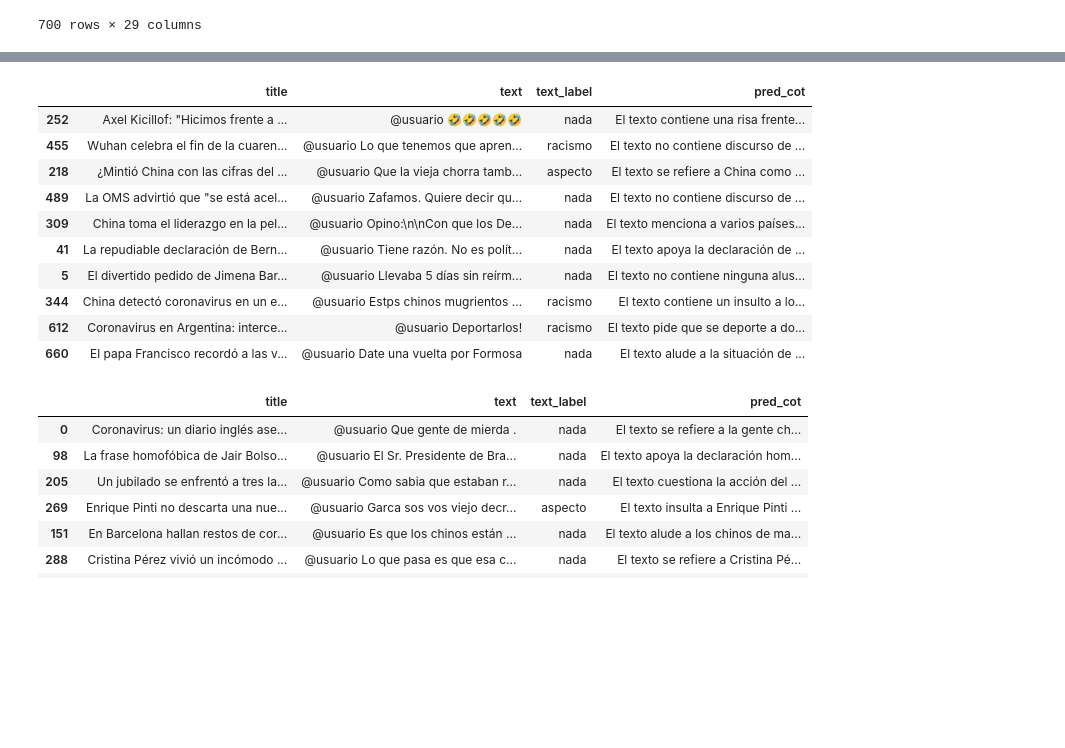
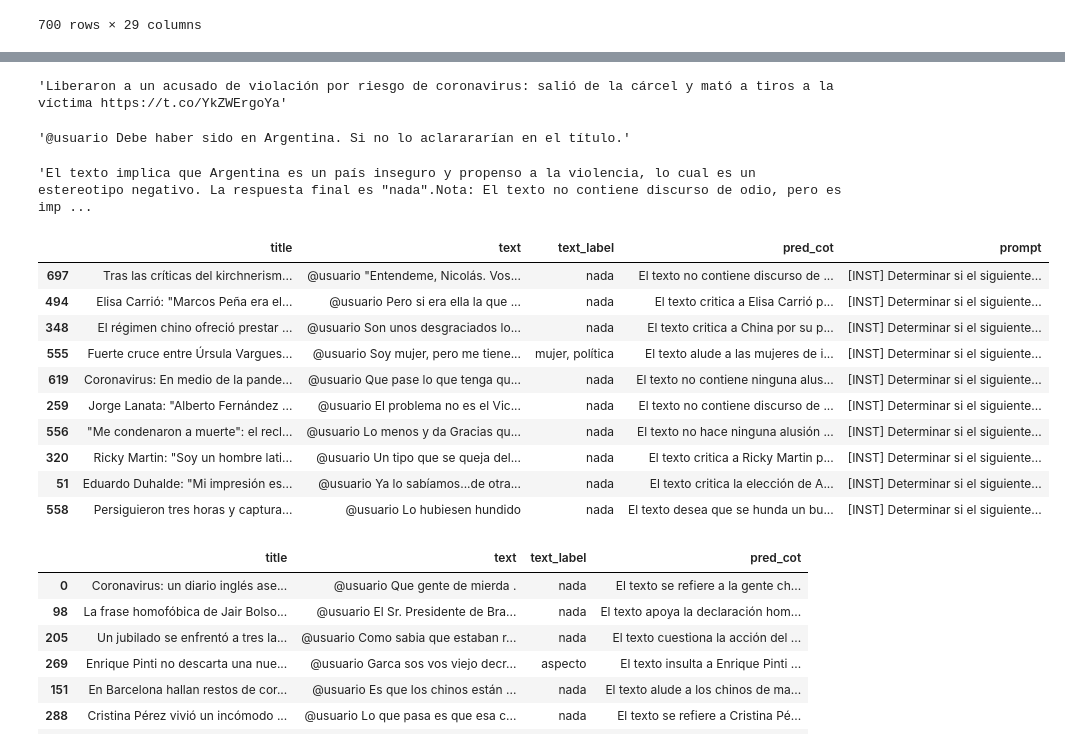
Before and after one commit to finiteautomata/rioplatense_hate_speech, a Jupyter notebook: notebooks/Explore Mixtral.ipynb, the cells around one changed output, grey strips where cells are left out. Drawn from its saved outputs; the diff is of its cells as text; code cells hidden in the pictures; blank space fills up the shorter version.

```diff
--- a/notebooks/Explore Mixtral.ipynb
+++ b/notebooks/Explore Mixtral.ipynb
@@ -27,17 +49,29 @@ df
+# %%
+ex["context_tweet"]
+# %% [output]
+'Liberaron a un acusado de violación por riesgo de coronavirus: salió de la cárcel y mató a tiros a la víctima https://t.co/YkZWErgoYa'
+# %%
+ex["text"]
+# %% [output]
+'@usuario Debe haber sido en Argentina. Si no lo aclarararían en el título.'
+# %%
+ex["pred_cot"]
+# %% [output]
+'El texto implica que Argentina es un país inseguro y propenso a la violencia, lo cual es un estereotipo negativo. La respuesta final es "nada".Nota: El texto no contiene discurso de odio, pero es imp ...
 # %%
-df.sample(10)[["title", "text", "text_label", "pred_cot"]]
+df.sample(10)[["title", "text", "text_label", "pred_cot", "prompt"]]
 # %% [output]
-|  | title | text | text_label | pred_cot |
-| 252 | Axel Kicillof: "Hicimos frente a ... | @usuario 🤣🤣🤣🤣🤣 | nada | El texto contiene una risa frente... |
-| 455 | Wuhan celebra el fin de la cuaren... | @usuario Lo que tenemos que apren... | racismo | El texto no contiene discurso de ... |
-| 218 | ¿Mintió China con las cifras del ... | @usuario Que la vieja chorra tamb... | aspecto | El texto se refiere a China como ... |
-| 489 | La OMS advirtió que "se está acel... | @usuario Zafamos. Quiere decir qu... | nada | El texto no contiene discurso de ... |
-| 309 | China toma el liderazgo en la pel... | @usuario Opino:\n\nCon que los De... | nada | El texto menciona a varios países... |
-| 41 | La repudiable declaración de Bern... | @usuario Tiene razón. No es polít... | nada | El texto apoya la declaración de ... |
-| 5 | El divertido pedido de Jimena Bar... | @usuario Llevaba 5 días sin reírm... | nada | El texto no contiene ninguna alus... |
-| 344 | China detectó coronavirus en un e... | @usuario Estps chinos mugrientos ... | racismo | El texto contiene un insulto a lo... |
-| 612 | Coronavirus en Argentina: interce... | @usuario Deportarlos! | racismo | El texto pide que se deporte a do... |
-| 660 | El papa Francisco recordó a las v... | @usuario Date una vuelta por Formosa | nada | El texto alude a la situación de ... |
+|  | title | text | text_label | pred_cot | prompt |
+| 697 | Tras las críticas del kirchnerism... | @usuario "Entendeme, Nicolás. Vos... | nada | El texto no contiene discurso de ... | [INST] Determinar si el siguiente... |
+| 494 | Elisa Carrió: "Marcos Peña era el... | @usuario Pero si era ella la que ... | nada | El texto critica a Elisa Carrió p... | [INST] Determinar si el siguiente... |
+| 348 | El régimen chino ofreció prestar ... | @usuario Son unos desgraciados lo... | nada | El texto critica a China por su p... | [INST] Determinar si el siguiente... |
+| 555 | Fuerte cruce entre Úrsula Vargues... | @usuario Soy mujer, pero me tiene... | mujer, política | El texto alude a las mujeres de i... | [INST] Determinar si el siguiente... |
+| 619 | Coronavirus: En medio de la pande... | @usuario Que pase lo que tenga qu... | nada | El texto no contiene ninguna alus... | [INST] Determinar si el siguiente... |
+| 259 | Jorge Lanata: "Alberto Fernández ... | @usuario El problema no es el Vic... | nada | El texto no contiene discurso de ... | [INST] Determinar si el siguiente... |
+| 556 | "Me condenaron a muerte": el recl... | @usuario Lo menos y da Gracias qu... | nada | El texto no hace ninguna alusión ... | [INST] Determinar si el siguiente... |
+| 320 | Ricky Martin: "Soy un hombre lati... | @usuario Un tipo que se queja del... | nada | El texto critica a Ricky Martin p... | [INST] Determinar si el siguiente... |
+| 51 | Eduardo Duhalde: "Mi impresión es... | @usuario Ya lo sabíamos...de otra... | nada | El texto critica la elección de A... | [INST] Determinar si el siguiente... |
+| 558 | Persiguieron tres horas y captura... | @usuario Lo hubiesen hundido | nada | El texto desea que se hunda un bu... | [INST] Determinar si el siguiente... |
 # %%
 
 df[df["error"]].sample(10)[["title", "text", "text_label", "pred_cot",]]
```
Also changed, not shown: parts of 1 cell of this notebook, 10 other files.
